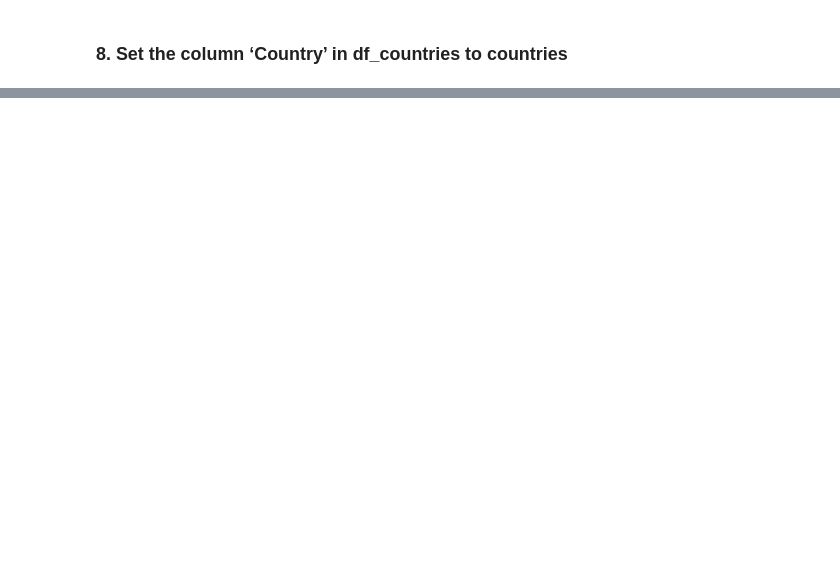
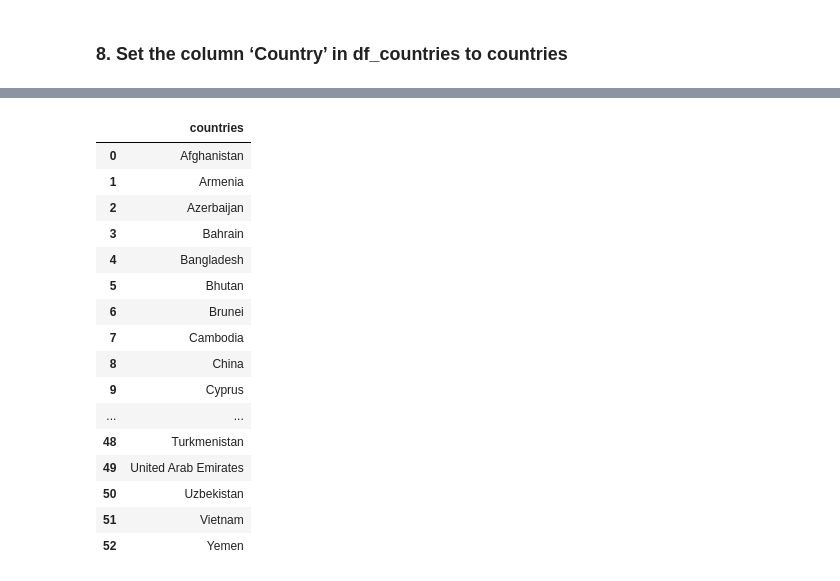
Before and after one commit to GemmaEvans0208/My-DAC-Curriculum, a Jupyter notebook: DAC-007_Web_Scraping/DAC-007_Web_Scraping_Tutorial.ipynb, the cells around one changed output, grey strips where cells are left out. Cells and saved outputs as stored; diff of their text form; code cells hidden in the pictures; blank space fills up the shorter version.

```diff
--- a/DAC-007_Web_Scraping/DAC-007_Web_Scraping_Tutorial.ipynb
+++ b/DAC-007_Web_Scraping/DAC-007_Web_Scraping_Tutorial.ipynb
@@ -144,2 +140,5 @@ df_countries = pd.DataFrame({
 # %% [markdown]
 ### 8. Set the column ‘Country’ in df_countries to countries
+# %%
+df_countries = df_countries.rename(columns={'Country': 'countries'})
+df_countries
@@ -145,0 +163,26 @@ df_countries = pd.DataFrame({
+# %%
+#Sort the dataframe alphabetically by 'Country' column
+df_countries_sorted = df_countries.sort_values(by='countries', ascending=True)
+
+# Reset the index after sorting
+df_countries_sorted.reset_index(drop=True, inplace=True)
+
+df_countries_sorted
+# %% [output]
+|  | countries |
+| 0 | Afghanistan |
+| 1 | Armenia |
+| 2 | Azerbaijan |
+| 3 | Bahrain |
+| 4 | Bangladesh |
+| 5 | Bhutan |
+| 6 | Brunei |
+| 7 | Cambodia |
+| 8 | China |
+| 9 | Cyprus |
+| ... | ... |
+| 48 | Turkmenistan |
+| 49 | United Arab Emirates |
+| 50 | Uzbekistan |
+| 51 | Vietnam |
+| 52 | Yemen |
```
Also changed, not shown: parts of 11 cells of this notebook.
